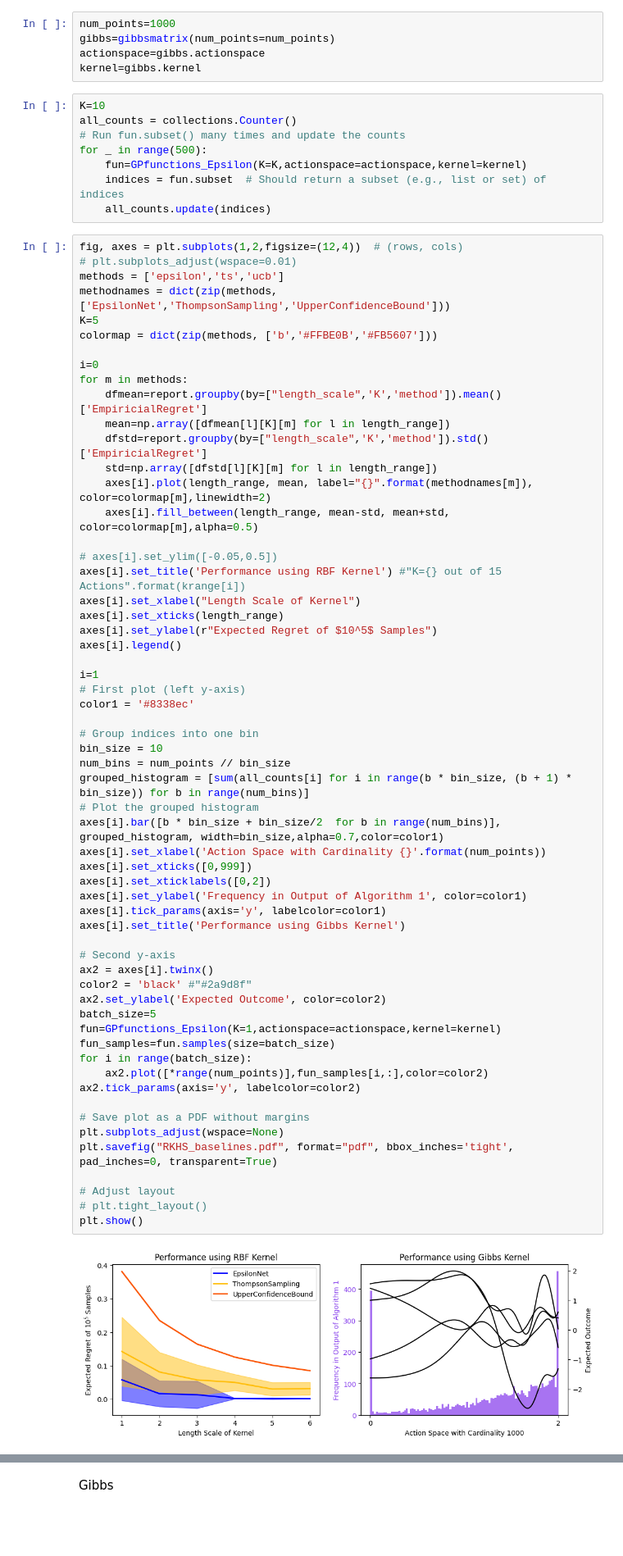
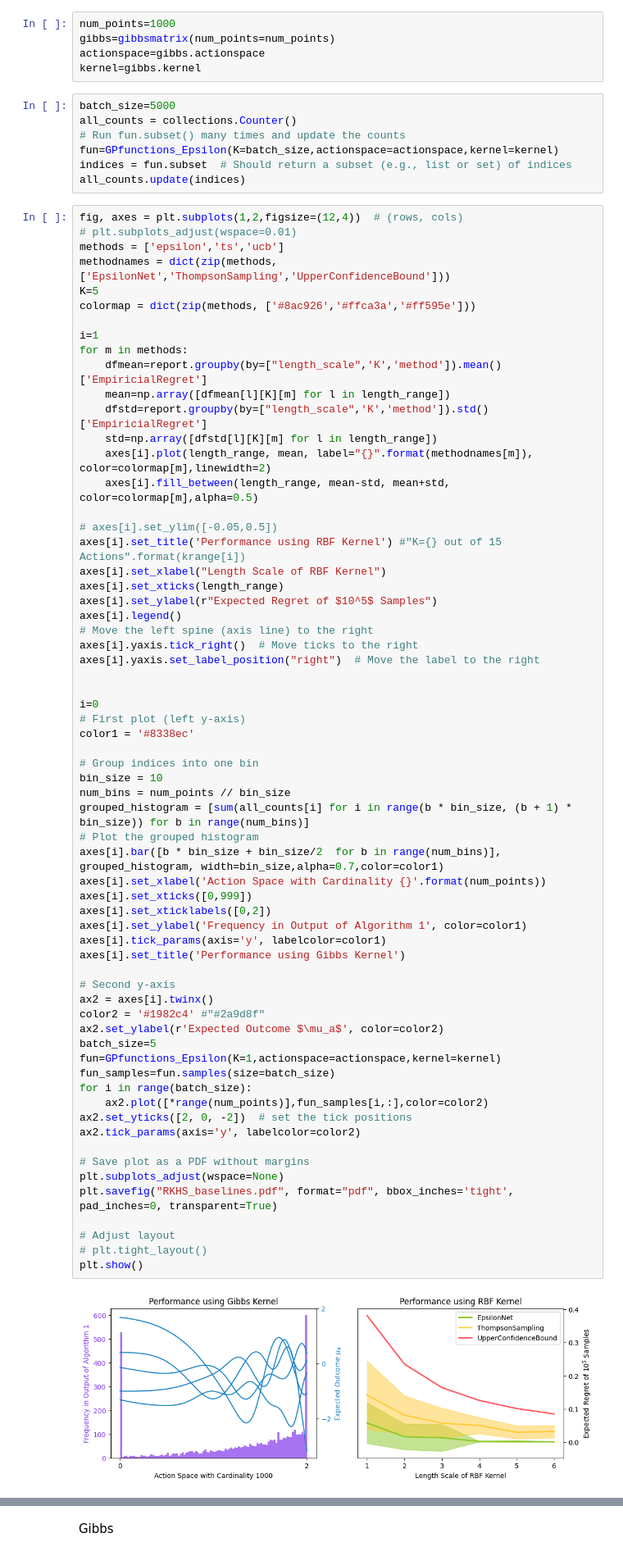
Before and after one commit to Quan-Zhou/MAB, a Jupyter notebook: RKHScombinatorial.ipynb, the cells around one changed output, grey strips where cells are left out. Shown at 82% size. Saved outputs shown, nothing was run; the diff lists cells and outputs as text; blank space fills up the shorter version.

```diff
--- a/RKHScombinatorial.ipynb
+++ b/RKHScombinatorial.ipynb
@@ -221,22 +221,21 @@ gibbs=gibbsmatrix(num_points=num_points)
 actionspace=gibbs.actionspace
 kernel=gibbs.kernel
 # %%
-K=10
+batch_size=5000
 all_counts = collections.Counter()
 # Run fun.subset() many times and update the counts
-for _ in range(500):
-    fun=GPfunctions_Epsilon(K=K,actionspace=actionspace,kernel=kernel)
-    indices = fun.subset  # Should return a subset (e.g., list or set) of indices
-    all_counts.update(indices)
+fun=GPfunctions_Epsilon(K=batch_size,actionspace=actionspace,kernel=kernel)
+indices = fun.subset  # Should return a subset (e.g., list or set) of indices
+all_counts.update(indices)
 # %%
 fig, axes = plt.subplots(1,2,figsize=(12,4))  # (rows, cols)
 # plt.subplots_adjust(wspace=0.01)
 methods = ['epsilon','ts','ucb']
 methodnames = dict(zip(methods,['EpsilonNet','ThompsonSampling','UpperConfidenceBound']))
 K=5
-colormap = dict(zip(methods, ['b','#FFBE0B','#FB5607']))
+colormap = dict(zip(methods, ['#8ac926','#ffca3a','#ff595e']))
 
-i=0
+i=1
 for m in methods:
     dfmean=report.groupby(by=["length_scale",'K','method']).mean()['EmpiricialRegret']
     mean=np.array([dfmean[l][K][m] for l in length_range])
@@ -247,48 +246,53 @@ for m in methods:
 
 # axes[i].set_ylim([-0.05,0.5])
 axes[i].set_title('Performance using RBF Kernel') #"K={} out of 15 Actions".format(krange[i])
-axes[i].set_xlabel("Length Scale of Kernel")
+axes[i].set_xlabel("Length Scale of RBF Kernel")
 axes[i].set_xticks(length_range)
 axes[i].set_ylabel(r"Expected Regret of $10^5$ Samples")
 axes[i].legend()
+# Move the left spine (axis line) to the right
+axes[i].yaxis.tick_right()  # Move ticks to the right
+axes[i].yaxis.set_label_position("right")  # Move the label to the right
 
-i=1
+
+i=0
 # First plot (left y-axis)
 color1 = '#8338ec'
 
 # Group indices into one bin
 bin_size = 10
 num_bins = num_points // bin_size
 grouped_histogram = [sum(all_counts[i] for i in range(b * bin_size, (b + 1) * bin_size)) for b in range(num_bins)]
 # Plot the grouped histogram
 axes[i].bar([b * bin_size + bin_size/2  for b in range(num_bins)], grouped_histogram, width=bin_size,alpha=0.7,color=color1)
 axes[i].set_xlabel('Action Space with Cardinality {}'.format(num_points))
 axes[i].set_xticks([0,999])
 axes[i].set_xticklabels([0,2])
 axes[i].set_ylabel('Frequency in Output of Algorithm 1', color=color1)
 axes[i].tick_params(axis='y', labelcolor=color1)
 axes[i].set_title('Performance using Gibbs Kernel')
 
 # Second y-axis
 ax2 = axes[i].twinx()
-color2 = 'black' #"#2a9d8f"
-ax2.set_ylabel('Expected Outcome', color=color2)
+color2 = '#1982c4' #"#2a9d8f"
+ax2.set_ylabel(r'Expected Outcome $\mu_a$', color=color2)
 batch_size=5
 fun=GPfunctions_Epsilon(K=1,actionspace=actionspace,kernel=kernel)
 fun_samples=fun.samples(size=batch_size)
 for i in range(batch_size):
     ax2.plot([*range(num_points)],fun_samples[i,:],color=color2)
+ax2.set_yticks([2, 0, -2])  # set the tick positions
 ax2.tick_params(axis='y', labelcolor=color2)
 
 # Save plot as a PDF without margins
 plt.subplots_adjust(wspace=None)
 plt.savefig("RKHS_baselines.pdf", format="pdf", bbox_inches='tight', pad_inches=0, transparent=True)
 
 # Adjust layout
 # plt.tight_layout()
 plt.show()
 # %% [output]
-[figure, old version]
+[figure, new version]
 # %%
 fig, axes = plt.subplots(1,3,figsize=(12, 5),sharey=True)  # (rows, cols)
 methods = ['epsilon','ts','ucb']
```
Also changed, not shown: parts of 2 cells of this notebook, 1 other file.
